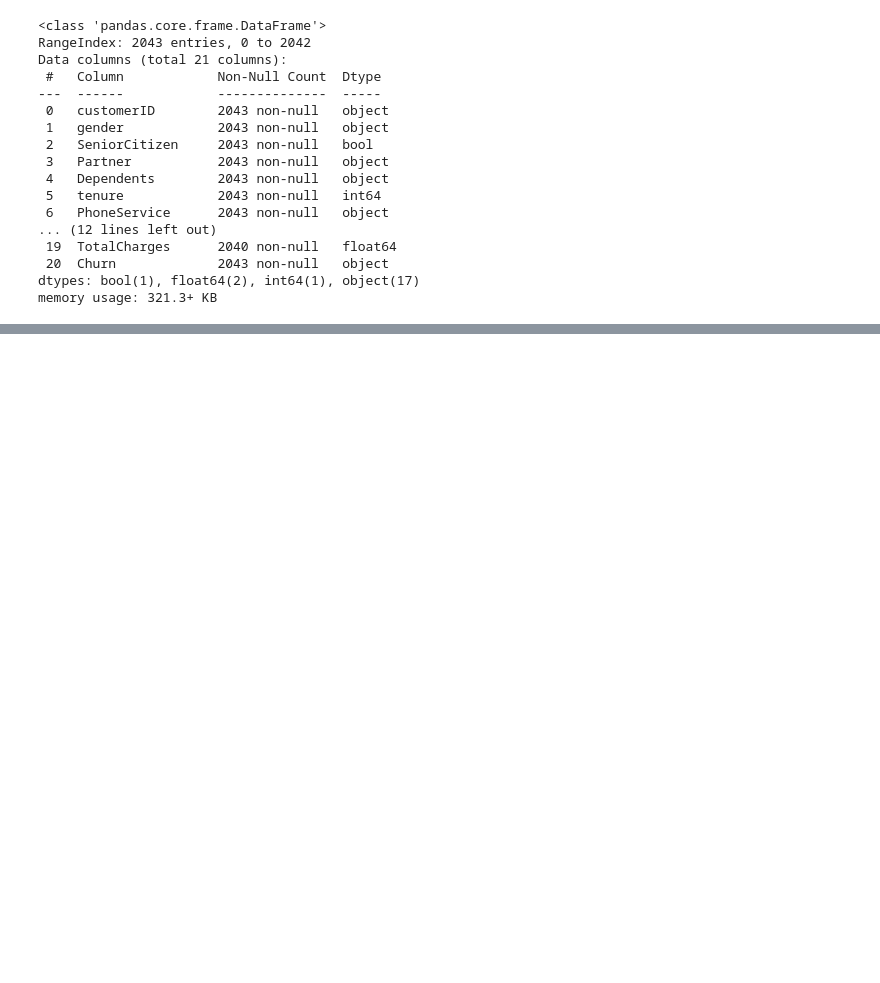
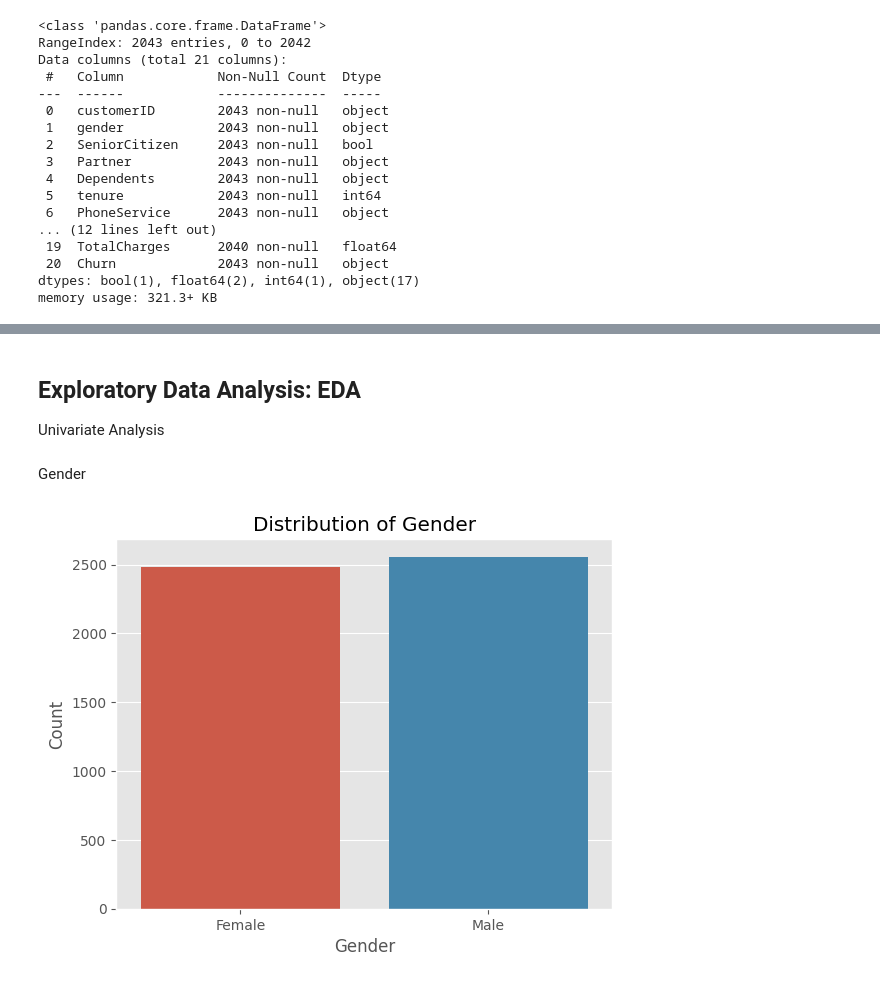
Before and after one commit to kaitany/Telecommunications-Churn-Analysis, a Jupyter notebook: Predicting_Customer_Churn.ipynb, the cells around one changed output, grey strips where cells are left out. Saved outputs shown, nothing was run; the diff lists cells and outputs as text; code cells hidden in the pictures; blank space fills up the shorter version.

```diff
--- a/Predicting_Customer_Churn.ipynb
+++ b/Predicting_Customer_Churn.ipynb
@@ -1070,0 +1102,6 @@ data_2['TotalCharges'].isna().sum()
+# %%
+#Use of pandas pd.read_csv method
+df = pd.read_csv('Clean_Train_Data.csv')
+
+#Preview of first few rows of the data
+df.head(3)
@@ -1070,0 +1114,5 @@ data_2['TotalCharges'].isna().sum()
+# %%
+#I will drop the 'Unnamed: 0' column
+df.drop('Unnamed: 0', axis=1, inplace=True)
+#Preview of information summary of my dataset
+df.info()
@@ -1070,0 +1137,15 @@ data_2['TotalCharges'].isna().sum()
+# %% [markdown]
+## Exploratory Data Analysis: EDA
+
+Univariate Analysis
+# %% [markdown]
+Gender
+# %%
+#Plot of Gender Distribution
+sns.countplot(x=df['gender'])
+plt.xlabel('Gender')
+plt.ylabel('Count')
+plt.title('Distribution of Gender')
+plt.show()
+# %% [output]
+[figure, added]
```
Also changed, not shown: parts of 26 cells of this notebook.
